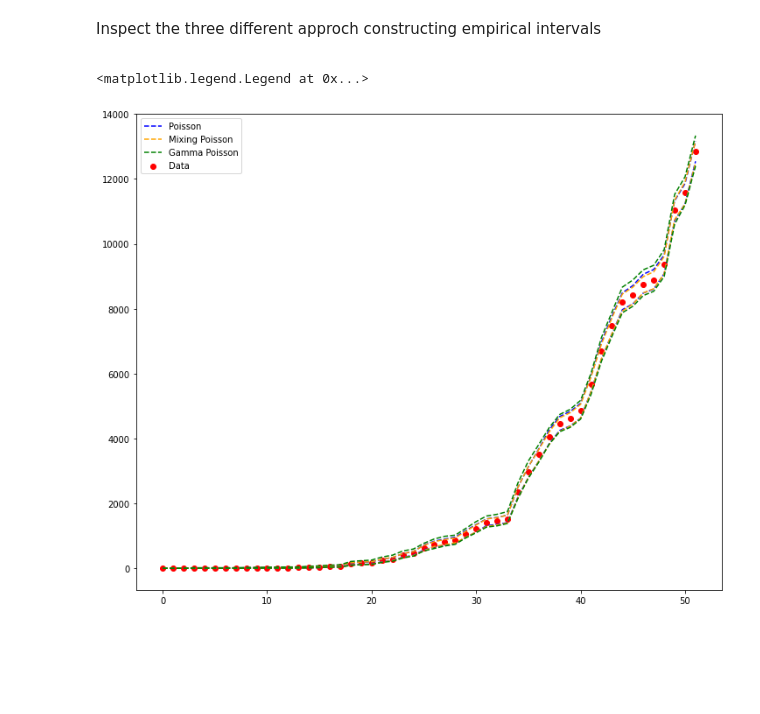
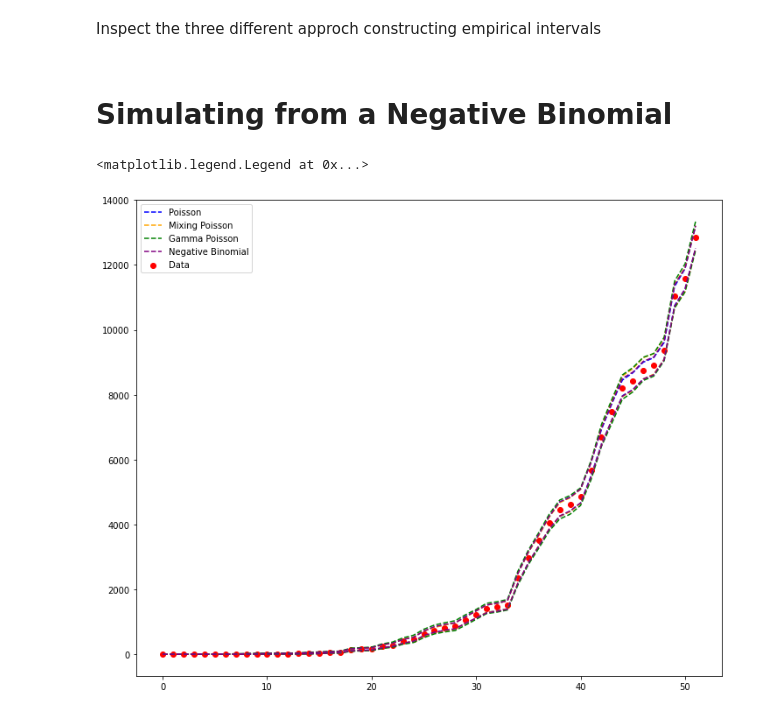
Before and after one commit to cidacslab/Mathematical-and-Statistical-Modeling-of-COVID19-in-Brazil, a Jupyter notebook: inProduction/approchsForBoots.ipynb, the cells around one changed output. Cells and saved outputs as stored; diff of their text form; code cells hidden in the pictures; blank space fills up the shorter version.

```diff
--- a/inProduction/approchsForBoots.ipynb
+++ b/inProduction/approchsForBoots.ipynb
@@ -119,16 +119,30 @@ def bootstrapGammaPoisson(npArray, replicate):
 poissSim3 = bootstrapGammaPoisson(y, 500)
 # %% [markdown]
 <p>Inspect the three different approch constructing empirical intervals<p>
+# %% [markdown]
+<h1>Simulating from a Negative Binomial</h1>
+# %%
+simList = []
+for i in range(0,500):
+    cases = []
+    for i in range(0,len(y)):
+        if i == 0:
+            cases.append(y[i])
+        else:
+            cases.append(np.random.negative_binomial(n =50000000, p = 1 - (y[i] - y[i - 1])/50000000, size = 1)[0])
+    simList.append(np.cumsum(cases))
 # %%
 fig, axes = plt.subplots(figsize = (12,10))
 axes.scatter(x, y, label = "Data", c = "red")
 axes.plot(x, np.quantile(poissSim, q = 0.0, axis = 0), label = "Poisson", ls = "--", c = "blue")
 axes.plot(x, np.quantile(poissSim, q = 1, axis = 0), ls = "--", c = "blue")
 axes.plot(x, np.quantile(poissSim2, q = 0, axis = 0),label = "Mixing Poisson", ls = "--", c = "orange")
 axes.plot(x, np.quantile(poissSim2, q = 1, axis = 0), ls = "--", c = "orange")
 axes.plot(x, np.quantile(poissSim3, q = 0, axis = 0), ls = "--", label = "Gamma Poisson", c = "green")
 axes.plot(x, np.quantile(poissSim3, q = 1, axis = 0), ls = "--", c = "green")
+axes.plot(x, np.quantile(simList, q = 0, axis = 0), ls = "--", label = "Negative Binomial", c = "purple")
+axes.plot(x, np.quantile(simList, q = 1, axis = 0), ls = "--", c = "purple")
 axes.legend(loc = "upper left")
 # %% [output]
 <matplotlib.legend.Legend at 0x...>
-[figure, old version]
+[figure, new version]
```
Also changed, not shown: 6 other files.
